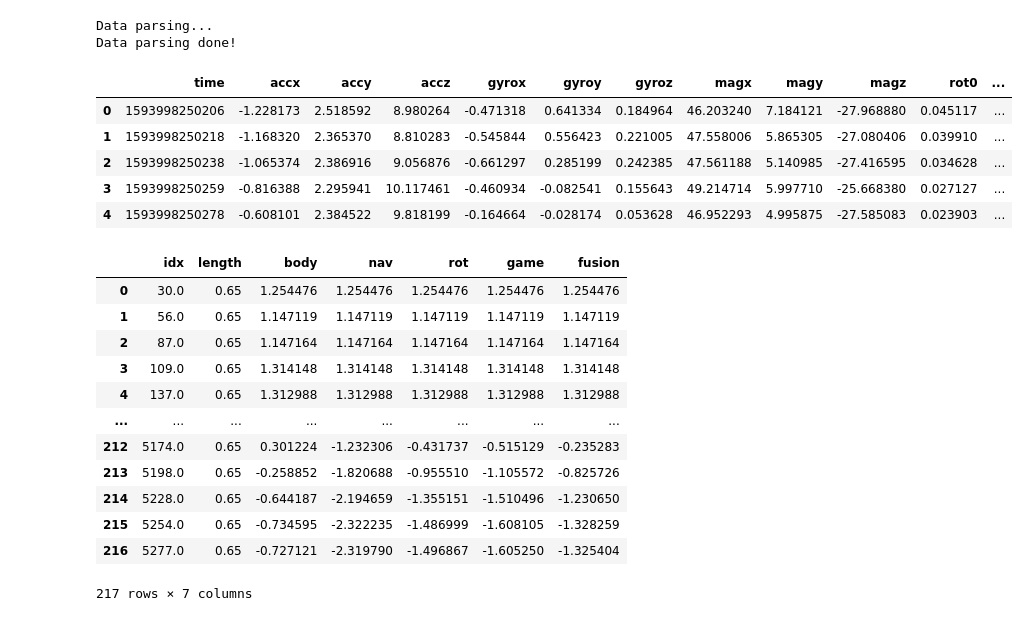
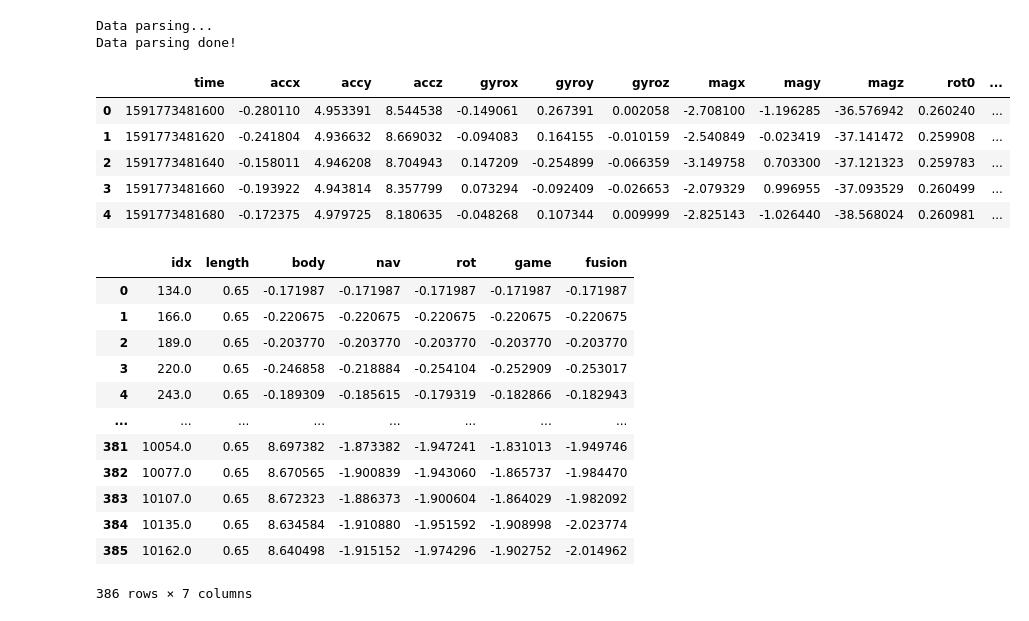
Before and after one commit to keenranger/WHere_codes, a Jupyter notebook: main.ipynb, the cells around one changed output. Saved outputs shown, nothing was run; the diff lists cells and outputs as text; code cells hidden in the pictures.

```diff
--- a/main.ipynb
+++ b/main.ipynb
@@ -16,19 +17,19 @@ import plotly.graph_objects as go
 # %%
-file_name = "200706_taereung"
-pvloader = DataLoader("data/200706_taereung.csv", file_name)
+file_name = "wt2"
+pvloader = DataLoader("data/wtc.db", file_name)
 pvloader.loader()
 sensor_df = pvloader.sensor_df[["time", "accx", "accy", "accz", "gyrox", "gyroy",
                                 "gyroz", "magx", "magy", "magz","rot0", "rot1", "rot2", "rot3", "game0", "game1", "game2", "game3"]]
 sensor_df.head()
 # %% [output]
 Data parsing...
 Data parsing done!
 |  | time | accx | accy | accz | gyrox | gyroy | gyroz | magx | magy | magz | rot0 | ... |
-| 0 | 1593998250206 | -1.228173 | 2.518592 | 8.980264 | -0.471318 | 0.641334 | 0.184964 | 46.203240 | 7.184121 | -27.968880 | 0.045117 | ... |
-| 1 | 1593998250218 | -1.168320 | 2.365370 | 8.810283 | -0.545844 | 0.556423 | 0.221005 | 47.558006 | 5.865305 | -27.080406 | 0.039910 | ... |
-| 2 | 1593998250238 | -1.065374 | 2.386916 | 9.056876 | -0.661297 | 0.285199 | 0.242385 | 47.561188 | 5.140985 | -27.416595 | 0.034628 | ... |
-| 3 | 1593998250259 | -0.816388 | 2.295941 | 10.117461 | -0.460934 | -0.082541 | 0.155643 | 49.214714 | 5.997710 | -25.668380 | 0.027127 | ... |
-| 4 | 1593998250278 | -0.608101 | 2.384522 | 9.818199 | -0.164664 | -0.028174 | 0.053628 | 46.952293 | 4.995875 | -27.585083 | 0.023903 | ... |
+| 0 | 1591773481600 | -0.280110 | 4.953391 | 8.544538 | -0.149061 | 0.267391 | 0.002058 | -2.708100 | -1.196285 | -36.576942 | 0.260240 | ... |
+| 1 | 1591773481620 | -0.241804 | 4.936632 | 8.669032 | -0.094083 | 0.164155 | -0.010159 | -2.540849 | -0.023419 | -37.141472 | 0.259908 | ... |
+| 2 | 1591773481640 | -0.158011 | 4.946208 | 8.704943 | 0.147209 | -0.254899 | -0.066359 | -3.149758 | 0.703300 | -37.121323 | 0.259783 | ... |
+| 3 | 1591773481660 | -0.193922 | 4.943814 | 8.357799 | 0.073294 | -0.092409 | -0.026653 | -2.079329 | 0.996955 | -37.093529 | 0.260499 | ... |
+| 4 | 1591773481680 | -0.172375 | 4.979725 | 8.180635 | -0.048268 | 0.107344 | 0.009999 | -2.825143 | -1.026440 | -38.568024 | 0.260981 | ... |
 # %%
 walker = Walker()
 for row in tqdm(sensor_df.itertuples(), total=len(sensor_df)):
@@ -40,18 +41,18 @@ position_df = displacement_df.cumsum()
 walker.pdr_df
 # %% [output]
 |  | idx | length | body | nav | rot | game | fusion |
-| 0 | 30.0 | 0.65 | 1.254476 | 1.254476 | 1.254476 | 1.254476 | 1.254476 |
-| 1 | 56.0 | 0.65 | 1.147119 | 1.147119 | 1.147119 | 1.147119 | 1.147119 |
-| 2 | 87.0 | 0.65 | 1.147164 | 1.147164 | 1.147164 | 1.147164 | 1.147164 |
-| 3 | 109.0 | 0.65 | 1.314148 | 1.314148 | 1.314148 | 1.314148 | 1.314148 |
-| 4 | 137.0 | 0.65 | 1.312988 | 1.312988 | 1.312988 | 1.312988 | 1.312988 |
+| 0 | 134.0 | 0.65 | -0.171987 | -0.171987 | -0.171987 | -0.171987 | -0.171987 |
+| 1 | 166.0 | 0.65 | -0.220675 | -0.220675 | -0.220675 | -0.220675 | -0.220675 |
+| 2 | 189.0 | 0.65 | -0.203770 | -0.203770 | -0.203770 | -0.203770 | -0.203770 |
+| 3 | 220.0 | 0.65 | -0.246858 | -0.218884 | -0.254104 | -0.252909 | -0.253017 |
+| 4 | 243.0 | 0.65 | -0.189309 | -0.185615 | -0.179319 | -0.182866 | -0.182943 |
 | ... | ... | ... | ... | ... | ... | ... | ... |
-| 212 | 5174.0 | 0.65 | 0.301224 | -1.232306 | -0.431737 | -0.515129 | -0.235283 |
-| 213 | 5198.0 | 0.65 | -0.258852 | -1.820688 | -0.955510 | -1.105572 | -0.825726 |
-| 214 | 5228.0 | 0.65 | -0.644187 | -2.194659 | -1.355151 | -1.510496 | -1.230650 |
-| 215 | 5254.0 | 0.65 | -0.734595 | -2.322235 | -1.486999 | -1.608105 | -1.328259 |
-| 216 | 5277.0 | 0.65 | -0.727121 | -2.319790 | -1.496867 | -1.605250 | -1.325404 |
+| 381 | 10054.0 | 0.65 | 8.697382 | -1.873382 | -1.947241 | -1.831013 | -1.949746 |
+| 382 | 10077.0 | 0.65 | 8.670565 | -1.900839 | -1.943060 | -1.865737 | -1.984470 |
+| 383 | 10107.0 | 0.65 | 8.672323 | -1.886373 | -1.900604 | -1.864029 | -1.982092 |
+| 384 | 10135.0 | 0.65 | 8.634584 | -1.910880 | -1.951592 | -1.908998 | -2.023774 |
+| 385 | 10162.0 | 0.65 | 8.640498 | -1.915152 | -1.974296 | -1.902752 | -2.014962 |
-217 rows × 7 columns
+386 rows × 7 columns
 # %%
 fig = go.Figure()
 fig.add_trace(go.Scatter(
```
Also changed, not shown: parts of 6 cells of this notebook, 1 other file.
